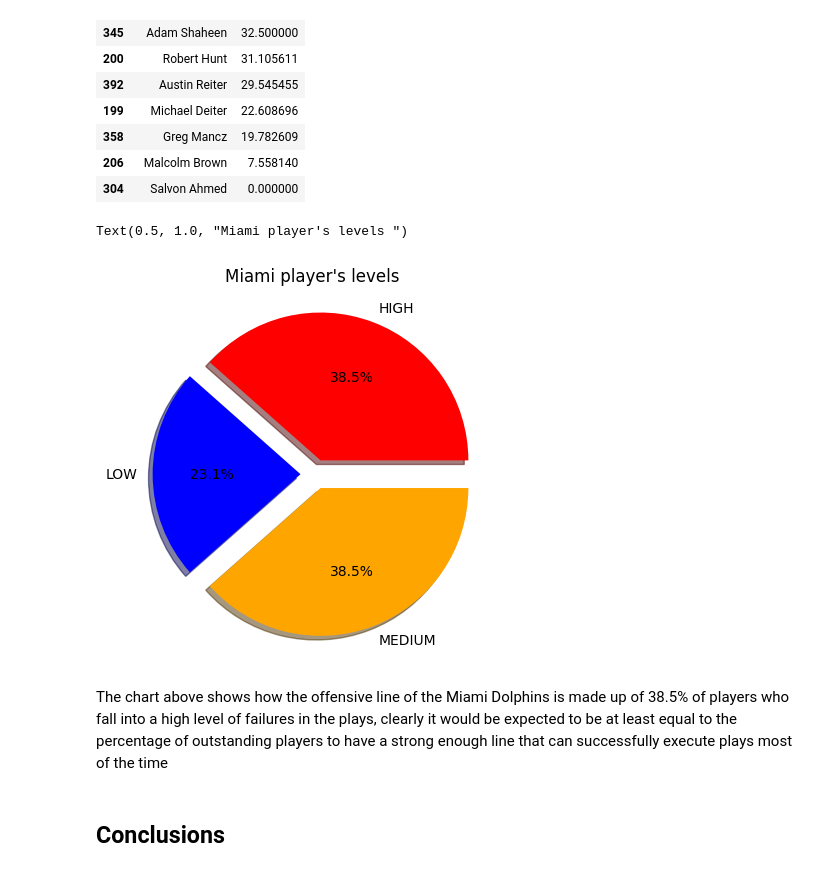
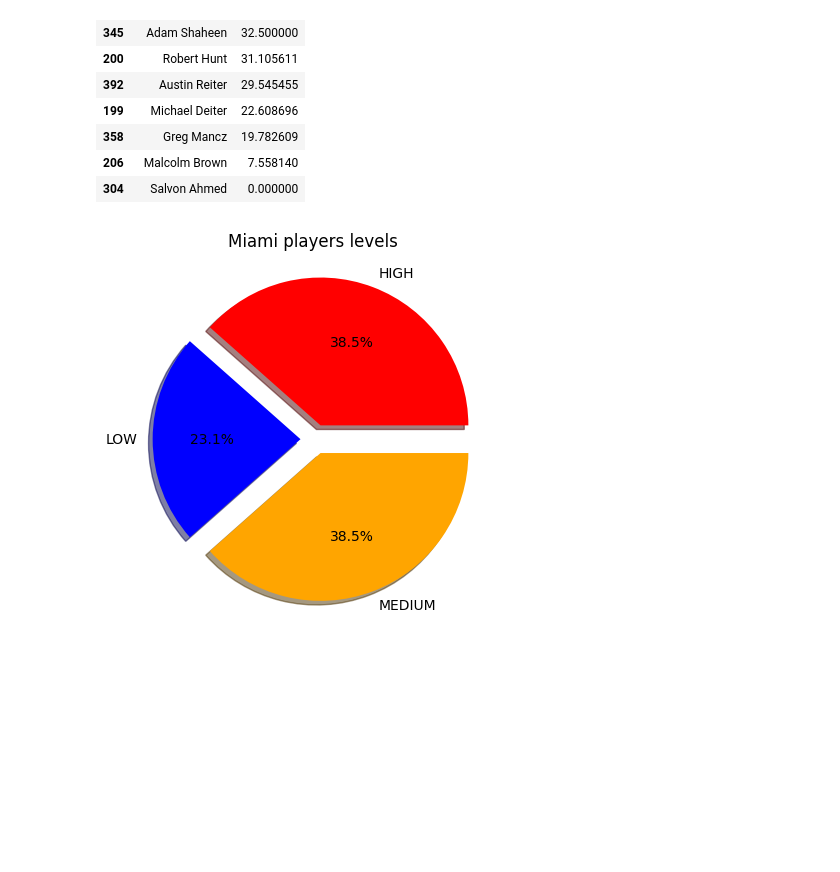
Before and after one commit to sibork13/NFL-Pro-Bow-2023, a Jupyter notebook: Final.ipynb, the cells around one changed output. Saved outputs shown, nothing was run; the diff lists cells and outputs as text; code cells hidden in the pictures; blank space fills up the shorter version.

Commit message:
Fixed charts names

```diff
--- a/Final.ipynb
+++ b/Final.ipynb
@@ -386,13 +385,9 @@ mia_pie = mia_df.groupby('level').count()[['displayName']]
 # %%
 explode = (0.1, 0.1, 0.1)
 colors = ['red','blue','orange']
 plt.pie(mia_pie['displayName'].tolist(), explode=explode,labels=mia_pie.index, autopct='%1.1f%%',
         shadow=True,colors=colors)
-plt.title("Miami player's levels ")
+plt.title("Miami players levels ")
+plt.show()
 # %% [output]
-Text(0.5, 1.0, "Miami player's levels ")
-[figure, old version]
+[figure, new version]
-# %% [markdown]
-The chart above shows how the offensive line of the Miami Dolphins is made up of 38.5% of players who fall into a high level of failures in the plays, clearly it would be expected to be at least equal to the percentage of outstanding players to have a strong enough line that can successfully execute plays most of the time
-# %% [markdown]
-## Conclusions
```
Also changed, not shown: parts of 20 cells of this notebook.
